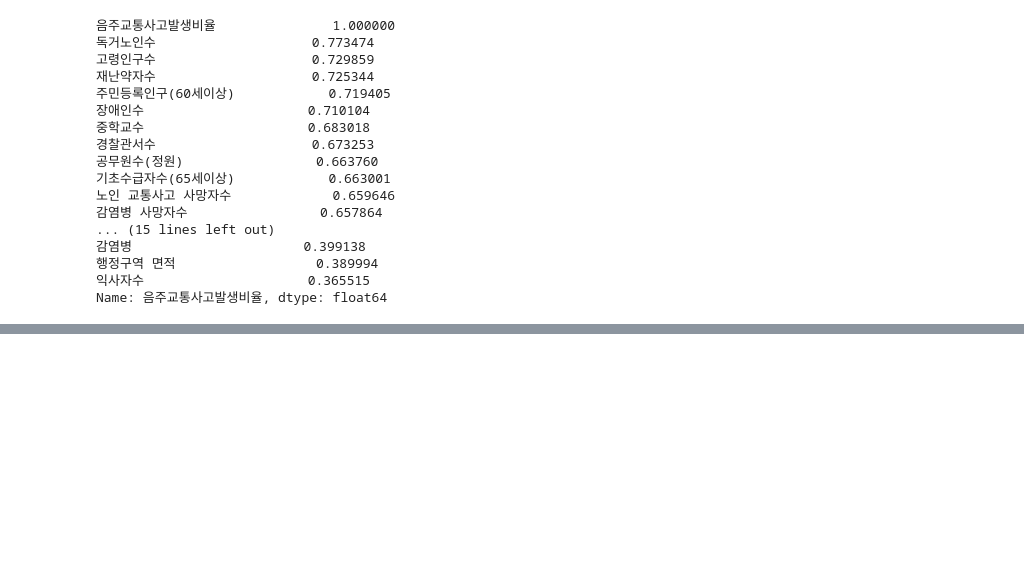
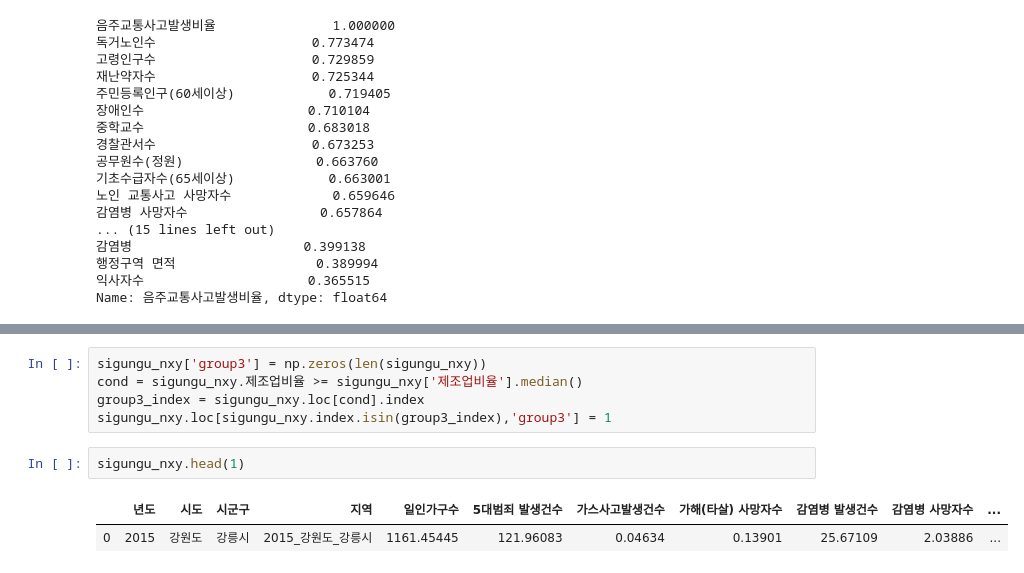
Before and after one commit to gloryle/ARTISTS, a Jupyter notebook: 1204_hyjy_제조업체수-교통사고#음주운전.ipynb, the cells around one changed output, grey strips where cells are left out. Drawn from its saved outputs; the diff is of its cells as text; blank space fills up the shorter version.

```diff
--- a/1204_hyjy_제조업체수-교통사고#음주운전.ipynb
+++ b/1204_hyjy_제조업체수-교통사고#음주운전.ipynb
@@ -368,0 +425,10 @@ Name: 음주교통사고발생비율, dtype: float64
+# %%
+sigungu_nxy['group3'] = np.zeros(len(sigungu_nxy))
+cond = sigungu_nxy.제조업비율 >= sigungu_nxy['제조업비율'].median()
+group3_index = sigungu_nxy.loc[cond].index
+sigungu_nxy.loc[sigungu_nxy.index.isin(group3_index),'group3'] = 1
+# %%
+sigungu_nxy.head(1)
+# %% [output]
+|  | 년도 | 시도 | 시군구 | 지역 | 일인가구수 | 5대범죄 발생건수 | 가스사고발생건수 | 가해(타살) 사망자수 | 감염병 발생건수 | 감염병 사망자수 | ... |
+| 0 | 2015 | 강원도 | 강릉시 | 2015_강원도_강릉시 | 1161.45445 | 121.96083 | 0.04634 | 0.13901 | 25.67109 | 2.03886 | ... |
```
Also changed, not shown: parts of 8 cells of this notebook.
